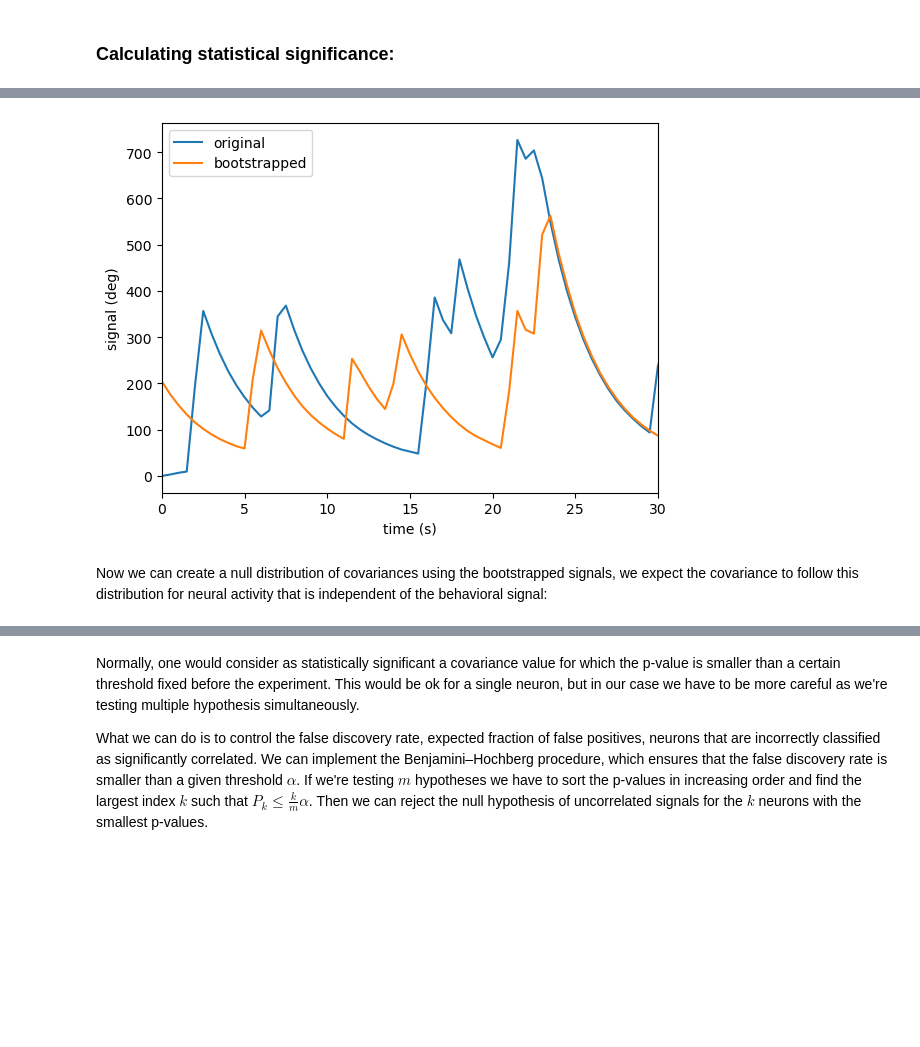
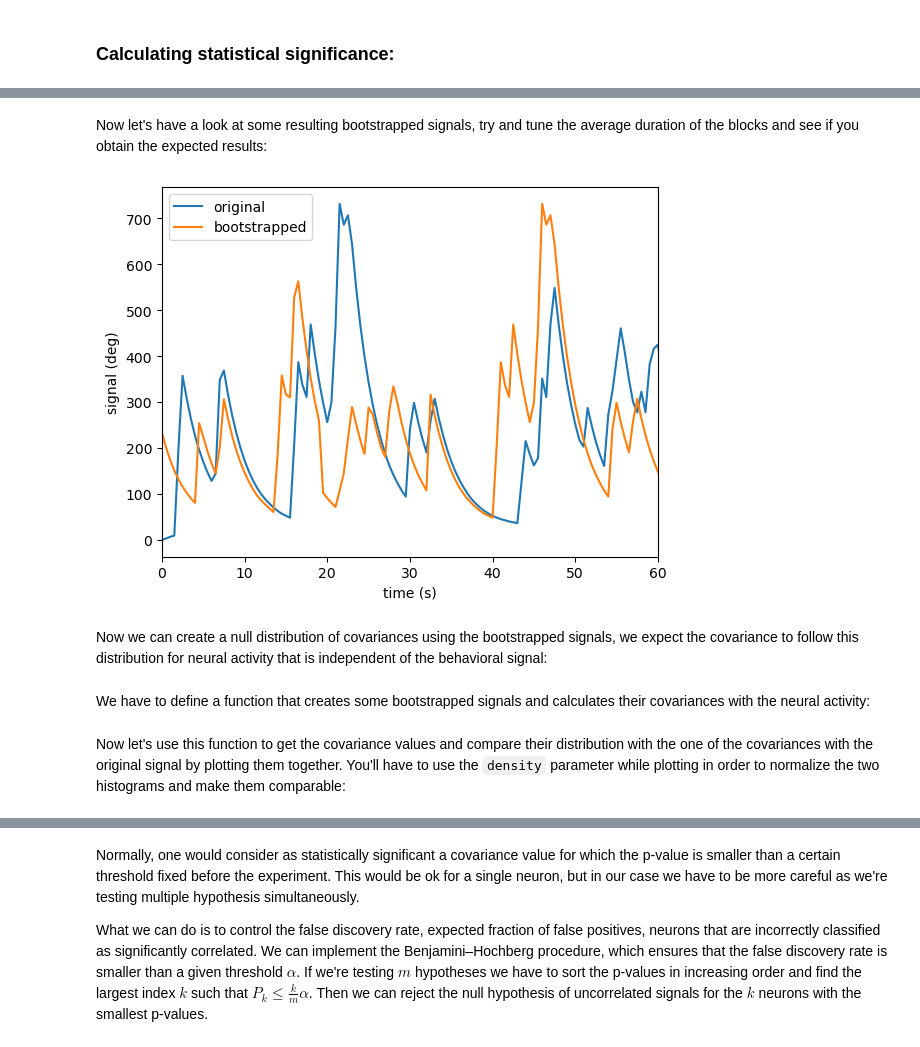
Before and after one commit to EmeEmu/IBIO-Banyuls2023-Python, a Jupyter notebook: day2_regression_and_decoding.ipynb, the cells around one changed output, grey strips where cells are left out. Saved outputs shown, nothing was run; the diff lists cells and outputs as text; code cells hidden in the pictures; blank space fills up the shorter version.

```diff
--- a/day2_regression_and_decoding.ipynb
+++ b/day2_regression_and_decoding.ipynb
@@ -116,0 +123,9 @@ kernel[kernel_times<0]=0
+# %%
+#⌨️⬇️
+tau=3 #characteristic decay time
+kernel_size=10 #size of the kernel in units of tau
+dt=np.mean(np.diff(tail_times)) #spacing between successive timepoints
+n_points=int(kernel_size*tau/tail_dt)
+kernel_times=np.linspace(-n_points*dt,n_points*dt,2*n_points+1) #linearly spaced array from -n_points*dt to n_points*dt with spacing dt
+kernel=np.exp(-kernel_times/tau) #define kernel as exponential decay
+kernel[kernel_times<0]=0 #set to zero for negative times
@@ -126,2 +143,3 @@ Then we can perform the convolution:
 # %%
-forward_thrust_conv=convolve(forward_thrust,kernel,mode='same')/tail_acquisition_rate
+#⌨️⬇️
+forward_thrust_conv=convolve(forward_thrust,kernel,mode='same')*dt
@@ -255,5 +292,5 @@ We choose a method called stationary bootstrap, in which the size of the blocks
 # %%
-def stationary_bootstrap(signal,average_block_size=60):
+def stationary_bootstrap(signal,average_block_size=120):
     """resample a time series using stationary bootstrap, it samples with replacement random blocks of sizes following a geometric distribution.
 
     Parameters :
@@ -263,41 +300,47 @@ def stationary_bootstrap(signal,average_block_size=60):
 
     average_block_size : integer
         average number of values in a block during resampling
-        default : 60
+        default : 120
 
     Return :
     --------
     resampled_signal : array
         bootstrapped time series
     """
+    #⌨️⬇️
     l=len(signal)
-    p=1/average_block_size
+    p=1/average_block_size #probability of choosing a new random value
     resampled_signal=np.zeros_like(signal)
-    j=np.random.randint(l)
-    resampled_signal[0]=signal[j]
-    for i in range(1,l):
-        if np.random.random()<1-p:
-            j=(j+1)%l
+    j=np.random.randint(l) #index of the first random value
+    resampled_signal[0]=signal[j] #assign the first random value
+    for i in range(1,l): #loop over the next positions in the new array
+        if np.random.random()<1-p: #sample a random number to choose in between the two options
+            j=(j+1)%l #take the next index
         else:
-            j=np.random.randint(l)
-        resampled_signal[i]=signal[j]
+            j=np.random.randint(l) #take a random index
+        resampled_signal[i]=signal[j] #assign the value to the new array
     return resampled_signal
+# %% [markdown]
+Now let's have a look at some resulting bootstrapped signals, try and tune the average duration of the blocks and see if you obtain the expected results:
 # %%
+#⌨️⬇️
 average_block_duration=30
-brain_acquisition_rate=1/np.mean(np.diff(brain_times))
-signal_forward_resampled=stationary_bootstrap(signal_forward,average_block_duration*brain_acquisition_rate)
+dt=np.mean(np.diff(brain_times))
+signal_forward_resampled=stationary_bootstrap(signal_forward,average_block_duration/dt)
 t1=0
-t2=30 #brain_times[-1]
+t2=60 #brain_times[-1]
 fig,ax=plt.subplots(dpi=dpi)
 ax.plot(brain_times,signal_forward,label='original')
 ax.plot(brain_times,signal_forward_resampled,label='bootstrapped')
 ax.set_xlabel('time (s)')
 ax.set_ylabel('signal (deg)')
 ax.set_xlim(t1,t2)
 ax.legend()
 plt.show()
 # %% [output]
-[figure, old version]
+[figure, new version]
 # %% [markdown]
 Now we can create a null distribution of covariances using the bootstrapped signals, we expect the covariance to follow this distribution for neural activity that is independent of the behavioral signal:
+# %% [markdown]
+We have to define a function that creates some bootstrapped signals and calculates their covariances with the neural activity:
 # %%
@@ -334,3 +378,6 @@ def calculate_covariance_bootstrap(signal,dff,n_resamples=20,average_block_size=
 
     return covariance_bootstrap
+# %% [markdown]
+Now let's use this function to get the covariance values and compare their distribution with the one of the covariances with the original signal by plotting them together.
+You'll have to use the `density` parameter while plotting in order to normalize the two histograms and make them comparable:
 # %%
```
Also changed, not shown: parts of 266 cells of this notebook, 1 other file.
